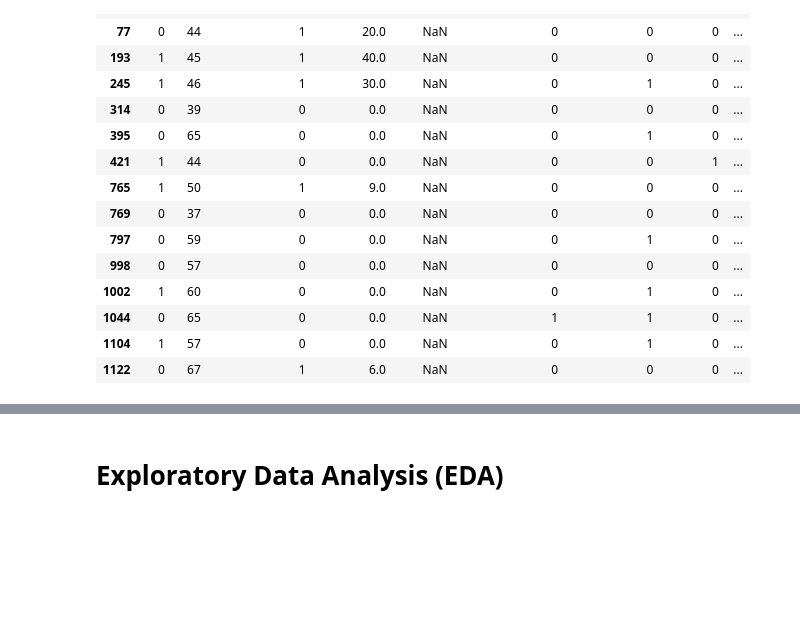
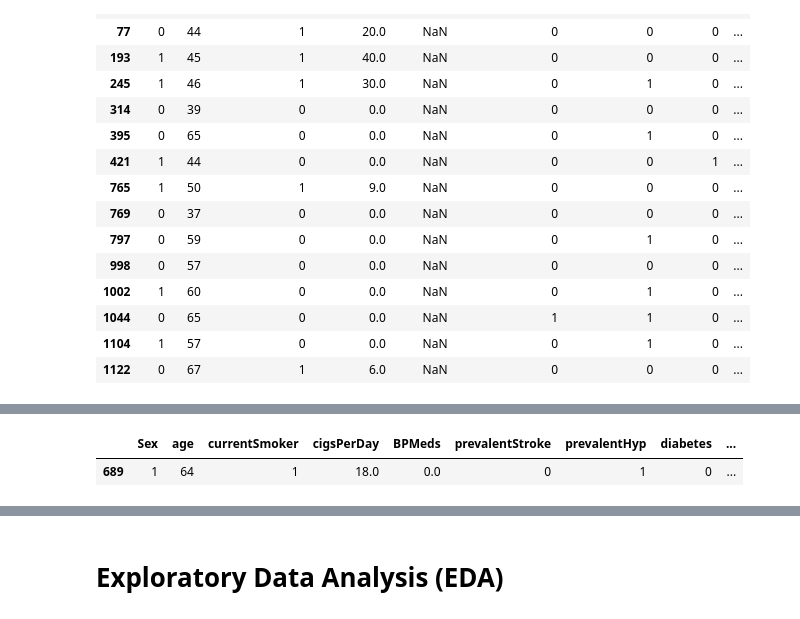
Before and after one commit to nawafalhu/HEART-DISEASE-PREDICTION, a Jupyter notebook: Heart-Disease.ipynb, the cells around one changed output, grey strips where cells are left out. Saved outputs shown, nothing was run; the diff lists cells and outputs as text; code cells hidden in the pictures; blank space fills up the shorter version.

```diff
--- a/Heart-Disease.ipynb
+++ b/Heart-Disease.ipynb
@@ -190,0 +279,5 @@ df['BPMeds'] = df['BPMeds'].fillna(df['BPMeds'].mean())
+# %%
+df[df['heartRate'].isnull()]
+# %% [output]
+|  | Sex | age | currentSmoker | cigsPerDay | BPMeds | prevalentStroke | prevalentHyp | diabetes | ... |
+| 689 | 1 | 64 | 1 | 18.0 | 0.0 | 0 | 1 | 0 | ... |
```
Also changed, not shown: parts of 12 cells of this notebook.
